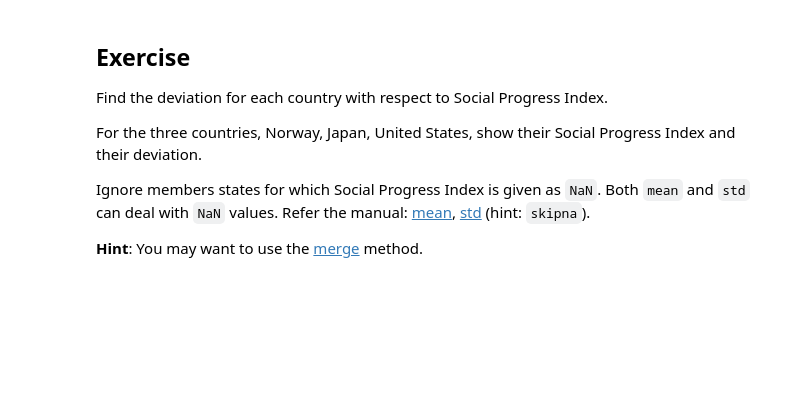
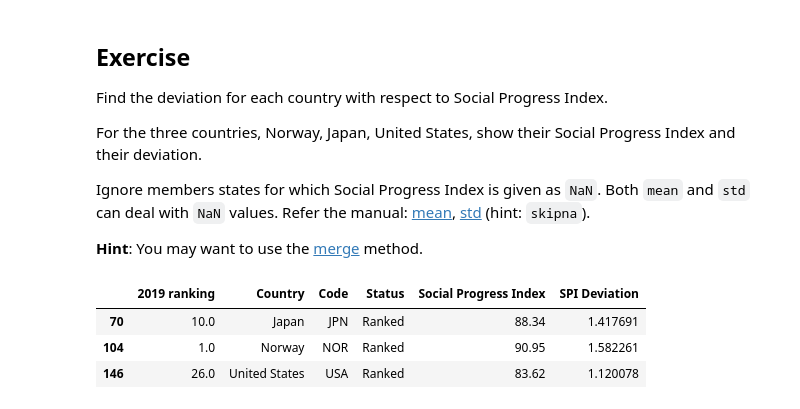
Before and after one commit to nathanianah/InformationVisualization, a Jupyter notebook: lab1_pandas.ipynb, the cells around one changed output. Saved outputs shown, nothing was run; the diff lists cells and outputs as text; code cells hidden in the pictures; blank space fills up the shorter version.

```diff
--- a/lab1_pandas.ipynb
+++ b/lab1_pandas.ipynb
@@ -363,0 +411,14 @@ Ignore members states for which Social Progress Index is given as `NaN`.  Both `
+# %%
+spi_mean = spi2019[SPI].mean()
+spi_std = spi2019[SPI].std()
+
+deviation = spi2019[SPI].sub(spi_mean).divide(spi_std)
+spi2019["SPI Deviation"] = deviation
+
+mask_JpnNor = (spi2019['Country'] == 'Japan') | (spi2019['Country'] == 'Norway') | (spi2019['Country'] == 'United States')
+display(spi2019[mask_JpnNor][indices[:5] + ['SPI Deviation']])
+# %% [output]
+|  | 2019 ranking | Country | Code | Status | Social Progress Index | SPI Deviation |
+| 70 | 10.0 | Japan | JPN | Ranked | 88.34 | 1.417691 |
+| 104 | 1.0 | Norway | NOR | Ranked | 90.95 | 1.582261 |
+| 146 | 26.0 | United States | USA | Ranked | 83.62 | 1.120078 |
```
Also changed, not shown: parts of 7 cells of this notebook.
